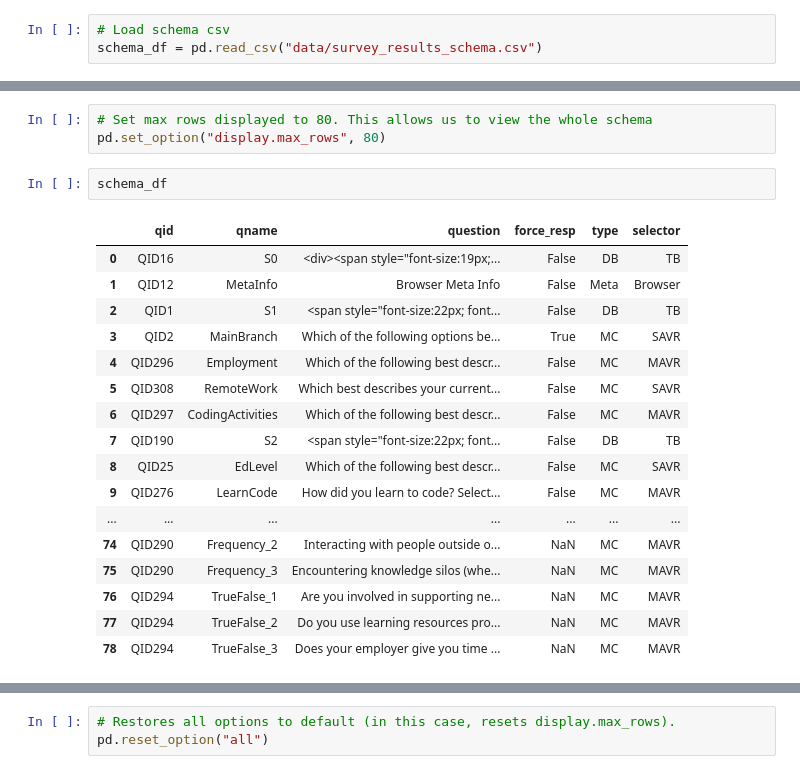
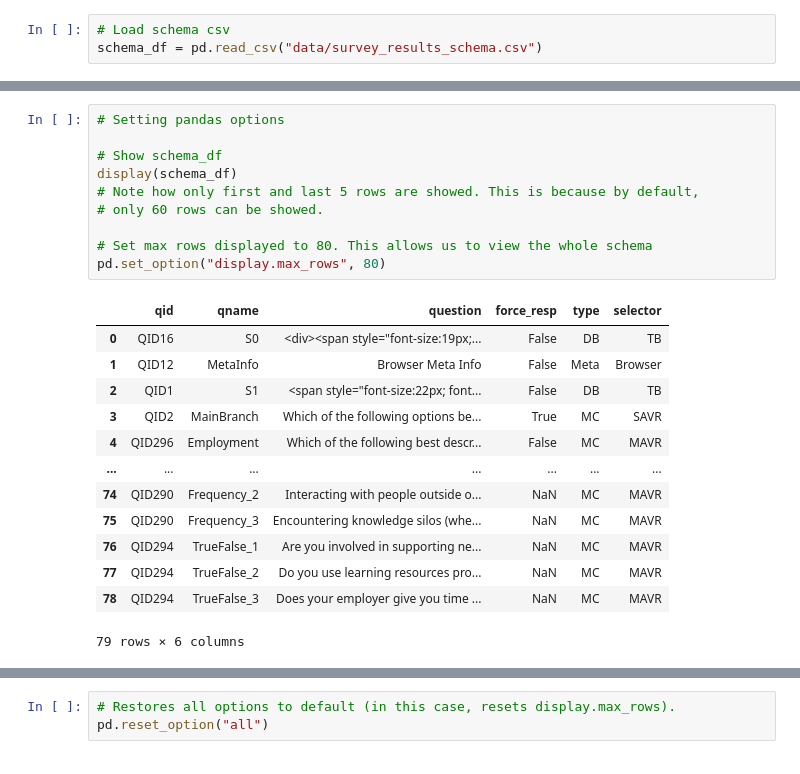
Before and after one commit to thandora/pandas-notes, a Jupyter notebook: pandas_01b.ipynb, the cells around one changed output, grey strips where cells are left out. Saved outputs shown, nothing was run; the diff lists cells and outputs as text.

Commit message:
Add settings and options section

```diff
--- a/pandas_01b.ipynb
+++ b/pandas_01b.ipynb
@@ -72,23 +85,24 @@ schema_df = pd.read_csv("data/survey_results_schema.csv")
 # %%
+# Setting pandas options
+
+# Show schema_df
+display(schema_df)
+# Note how only first and last 5 rows are showed. This is because by default,
+# only 60 rows can be showed.
+
 # Set max rows displayed to 80. This allows us to view the whole schema
 pd.set_option("display.max_rows", 80)
+# %% [output]
+|  | qid | qname | question | force_resp | type | selector |
+| 0 | QID16 | S0 | <div><span style="font-size:19px;... | False | DB | TB |
+| 1 | QID12 | MetaInfo | Browser Meta Info | False | Meta | Browser |
+| 2 | QID1 | S1 | <span style="font-size:22px; font... | False | DB | TB |
+| 3 | QID2 | MainBranch | Which of the following options be... | True | MC | SAVR |
+| 4 | QID296 | Employment | Which of the following best descr... | False | MC | MAVR |
+| ... | ... | ... | ... | ... | ... | ... |
+| 74 | QID290 | Frequency_2 | Interacting with people outside o... | NaN | MC | MAVR |
+| 75 | QID290 | Frequency_3 | Encountering knowledge silos (whe... | NaN | MC | MAVR |
+| 76 | QID294 | TrueFalse_1 | Are you involved in supporting ne... | NaN | MC | MAVR |
+| 77 | QID294 | TrueFalse_2 | Do you use learning resources pro... | NaN | MC | MAVR |
+| 78 | QID294 | TrueFalse_3 | Does your employer give you time ... | NaN | MC | MAVR |
+79 rows × 6 columns
-# %%
-schema_df
-# %% [output]
-|  | qid | qname | question | force_resp | type | selector |
-| 0 | QID16 | S0 | <div><span style="font-size:19px;... | False | DB | TB |
-| 1 | QID12 | MetaInfo | Browser Meta Info | False | Meta | Browser |
-| 2 | QID1 | S1 | <span style="font-size:22px; font... | False | DB | TB |
-| 3 | QID2 | MainBranch | Which of the following options be... | True | MC | SAVR |
-| 4 | QID296 | Employment | Which of the following best descr... | False | MC | MAVR |
-| 5 | QID308 | RemoteWork | Which best describes your current... | False | MC | SAVR |
-| 6 | QID297 | CodingActivities | Which of the following best descr... | False | MC | MAVR |
-| 7 | QID190 | S2 | <span style="font-size:22px; font... | False | DB | TB |
-| 8 | QID25 | EdLevel | Which of the following best descr... | False | MC | SAVR |
-| 9 | QID276 | LearnCode | How did you learn to code? Select... | False | MC | MAVR |
-| ... | ... | ... | ... | ... | ... | ... |
-| 74 | QID290 | Frequency_2 | Interacting with people outside o... | NaN | MC | MAVR |
-| 75 | QID290 | Frequency_3 | Encountering knowledge silos (whe... | NaN | MC | MAVR |
-| 76 | QID294 | TrueFalse_1 | Are you involved in supporting ne... | NaN | MC | MAVR |
-| 77 | QID294 | TrueFalse_2 | Do you use learning resources pro... | NaN | MC | MAVR |
-| 78 | QID294 | TrueFalse_3 | Does your employer give you time ... | NaN | MC | MAVR |
```
Also changed, not shown: parts of 4 cells of this notebook.
